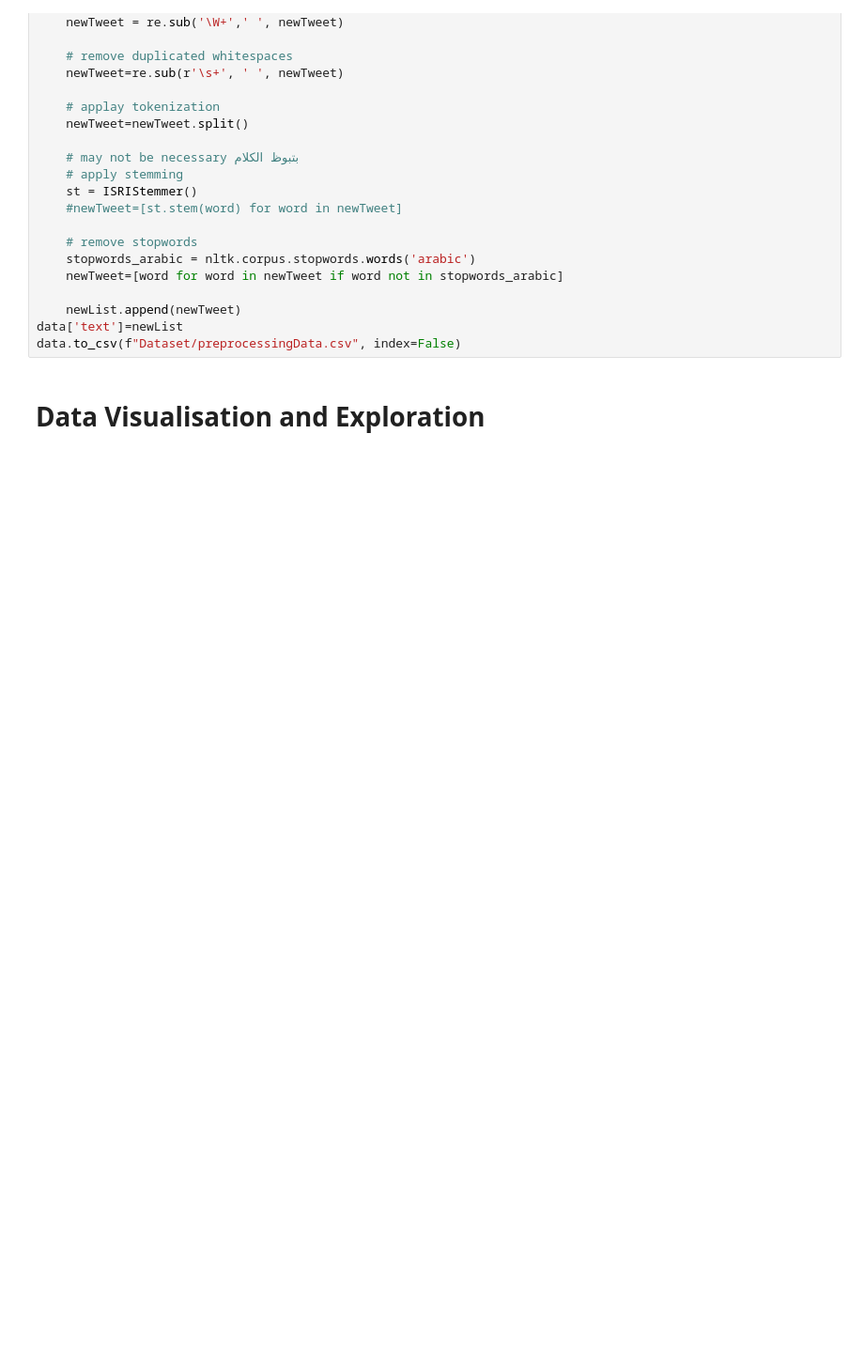
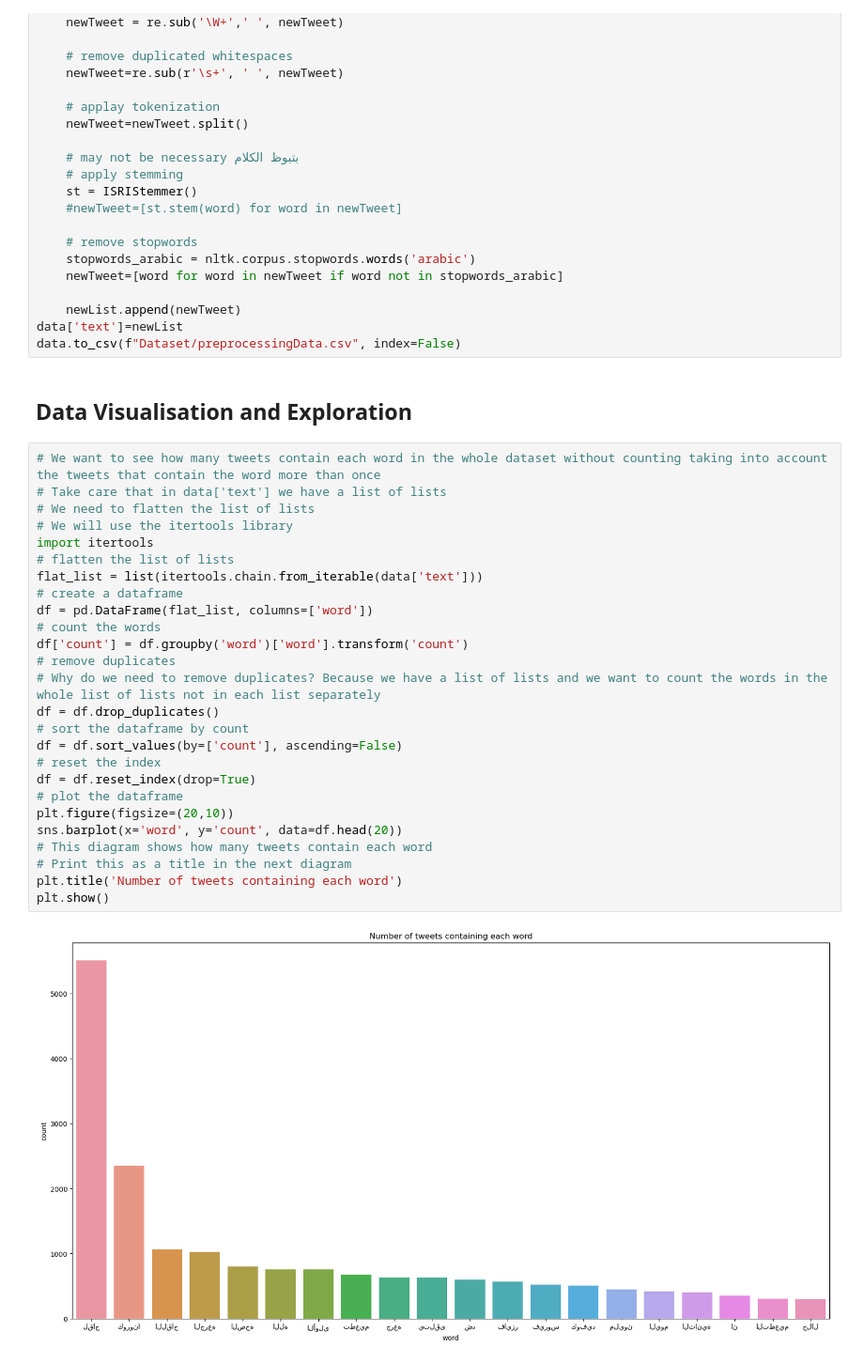
Before and after one commit to gaserashraf/NLP-Project, a Jupyter notebook: preprocessing.ipynb, the cells around one changed output. Shown: that part at 94% size. Drawn from its saved outputs; the diff is of its cells as text; blank space fills up the shorter version.

```diff
--- a/preprocessing.ipynb
+++ b/preprocessing.ipynb
@@ -94,7 +100,35 @@ for i, produto in data.iterrows():
 data['text']=newList
 data.to_csv(f"Dataset/preprocessingData.csv", index=False)
 # %% [markdown]
-# Data Visualisation and Exploration
+## Data Visualisation and Exploration
+# %%
+# We want to see how many tweets contain each word in the whole dataset without counting taking into account the tweets that contain the word more than once
+# Take care that in data['text'] we have a list of lists
+# We need to flatten the list of lists
+# We will use the itertools library
+import itertools
+# flatten the list of lists
+flat_list = list(itertools.chain.from_iterable(data['text']))
+# create a dataframe
+df = pd.DataFrame(flat_list, columns=['word'])
+# count the words
+df['count'] = df.groupby('word')['word'].transform('count')
+# remove duplicates
+# Why do we need to remove duplicates? Because we have a list of lists and we want to count the words in the whole list of lists not in each list separately
+df = df.drop_duplicates()
+# sort the dataframe by count
+df = df.sort_values(by=['count'], ascending=False)
+# reset the index
+df = df.reset_index(drop=True)
+# plot the dataframe
+plt.figure(figsize=(20,10))
+sns.barplot(x='word', y='count', data=df.head(20))
+# This diagram shows how many tweets contain each word
+# Print this as a title in the next diagram
+plt.title('Number of tweets containing each word')
+plt.show()
+# %% [output]
+[figure, added]
 # %%
 plt.figure(figsize=(10, 5))
 plt.title('Count of categories', size=30)
```
Also changed, not shown: parts of 6 cells of this notebook, 1 other file.
